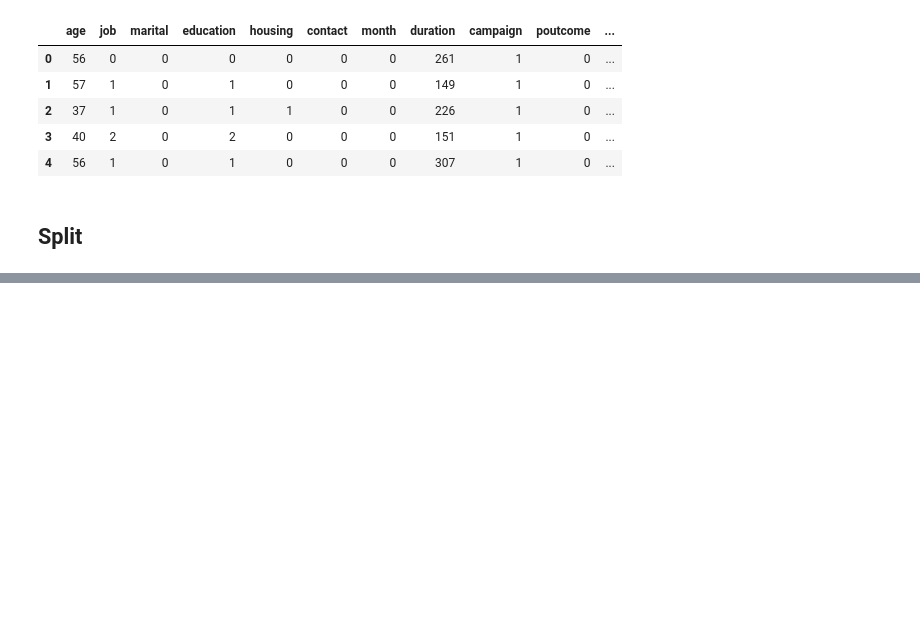
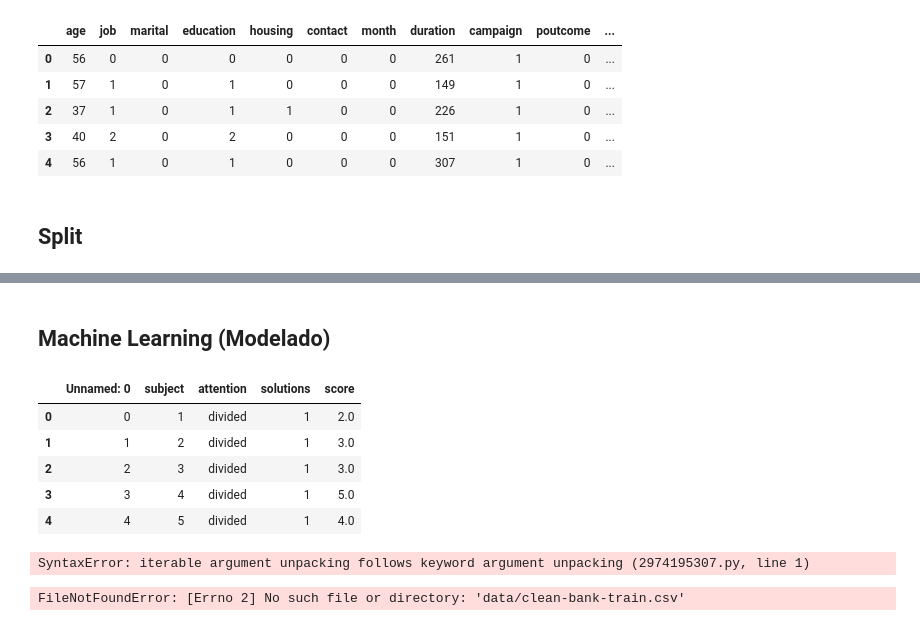
Before and after one commit to 4GeeksAcademy/sarayruiz---Machine-Learning, a Jupyter notebook: src/01-logistic-regression.ipynb, the cells around one changed output, grey strips where cells are left out. Saved outputs shown, nothing was run; the diff lists cells and outputs as text; code cells hidden in the pictures; blank space fills up the shorter version.

```diff
--- a/src/01-logistic-regression.ipynb
+++ b/src/01-logistic-regression.ipynb
@@ -382,0 +531,14 @@ df_facto.head()
+# %% [markdown]
+## Machine Learning (Modelado)
+# %%
+# Cargamos el conjunto de datos
+df = sns.load_dataset("attention")
+
+df.head()
+# %% [output]
+|  | Unnamed: 0 | subject | attention | solutions | score |
+| 0 | 0 | 1 | divided | 1 | 2.0 |
+| 1 | 1 | 2 | divided | 1 | 3.0 |
+| 2 | 2 | 3 | divided | 1 | 3.0 |
+| 3 | 3 | 4 | divided | 1 | 5.0 |
+| 4 | 4 | 5 | divided | 1 | 4.0 |
@@ -382,0 +558,4 @@ df_facto.head()
+# %%
+df.confusion_matrix ( y_true , y_pred=10000 , * , labels = None , sample_weight = None , normalize = None )
+# %% [output]
+SyntaxError: iterable argument unpacking follows keyword argument unpacking (2974195307.py, line 1)
@@ -382,0 +567,7 @@ df_facto.head()
+# %%
+train_data = pd.read_csv("data/processed/clean-bank-train.csv")
+test_data = pd.read_csv("data/processed/clean-bank-test.csv")
+
+train_data.head()
+# %% [output]
+FileNotFoundError: [Errno 2] No such file or directory: 'data/clean-bank-train.csv'
```
Also changed, not shown: parts of 19 cells of this notebook, 1 other file.
